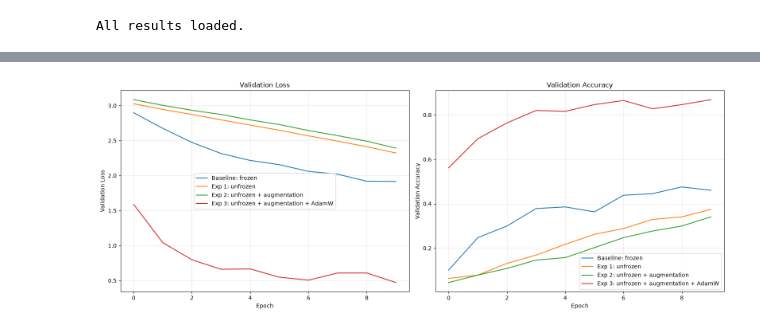
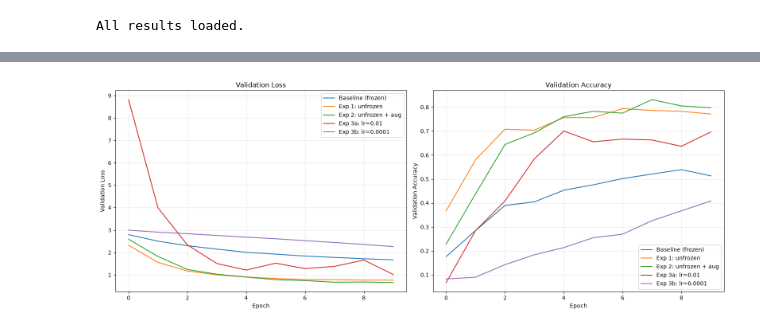
Before and after one commit to omar-thompson/IFN680---Assessments-, a Jupyter notebook: project_3/main_report.ipynb, the cells around one changed output, grey strips where cells are left out. Saved outputs shown, nothing was run; the diff lists cells and outputs as text; code cells hidden in the pictures.

```diff
--- a/project_3/main_report.ipynb
+++ b/project_3/main_report.ipynb
@@ -11,8 +11,10 @@ with open('results_h1.pkl', 'rb') as f:
     h1 = pickle.load(f)
 with open('results_h2.pkl', 'rb') as f:
     h2 = pickle.load(f)
-with open('results_h3.pkl', 'rb') as f:
-    h3 = pickle.load(f)
+with open('results_h3_lr01.pkl', 'rb') as f:
+    h3_lr01 = pickle.load(f)
+with open('results_h3_lr0001.pkl', 'rb') as f:
+    h3_lr0001 = pickle.load(f)
 with open('results_final.pkl', 'rb') as f:
     final = pickle.load(f)
 
@@ -59,35 +50,27 @@ Final model (Exp 3 configuration, retrained on full trainval)
 # %%
 # Learning curves for all experiments on a single graph, as required by the brief
-
 fig, axes = plt.subplots(1, 2, figsize=(16, 6))
 
 runs = [
-    (baseline, 'Baseline: frozen'),
-    (h1,       'Exp 1: unfrozen'),
-    (h2,       'Exp 2: unfrozen + augmentation'),
-    (h3,       'Exp 3: unfrozen + augmentation + AdamW'),
+    (baseline,   'Baseline (frozen)'),
+    (h1,         'Exp 1: unfrozen'),
+    (h2,         'Exp 2: unfrozen + aug'),
+    (h3_lr01,    'Exp 3a: lr=0.01'),
+    (h3_lr0001,  'Exp 3b: lr=0.0001'),
 ]
 
 for run, label in runs:
     axes[0].plot(run['val_loss'], label=label)
     axes[1].plot(run['val_acc'], label=label)
 
-# Validation loss
-axes[0].set_xlabel('Epoch')
-axes[0].set_ylabel('Validation Loss')
-axes[0].set_title('Validation Loss')
-axes[0].legend()
-axes[0].grid(alpha=0.3)
+axes[0].set_xlabel('Epoch'); axes[0].set_ylabel('Validation Loss')
+axes[0].set_title('Validation Loss'); axes[0].legend(); axes[0].grid(alpha=0.3)
 
-# Validation accuracy
-axes[1].set_xlabel('Epoch')
-axes[1].set_ylabel('Validation Accuracy')
-axes[1].set_title('Validation Accuracy')
-axes[1].legend()
-axes[1].grid(alpha=0.3)
+axes[1].set_xlabel('Epoch'); axes[1].set_ylabel('Validation Accuracy')
+axes[1].set_title('Validation Accuracy'); axes[1].legend(); axes[1].grid(alpha=0.3)
 
 plt.tight_layout()
 plt.show()
 # %% [output]
-[figure, old version]
+[figure, new version]
 # %%
```
Also changed, not shown: parts of 3 cells of this notebook, 29 other files.
